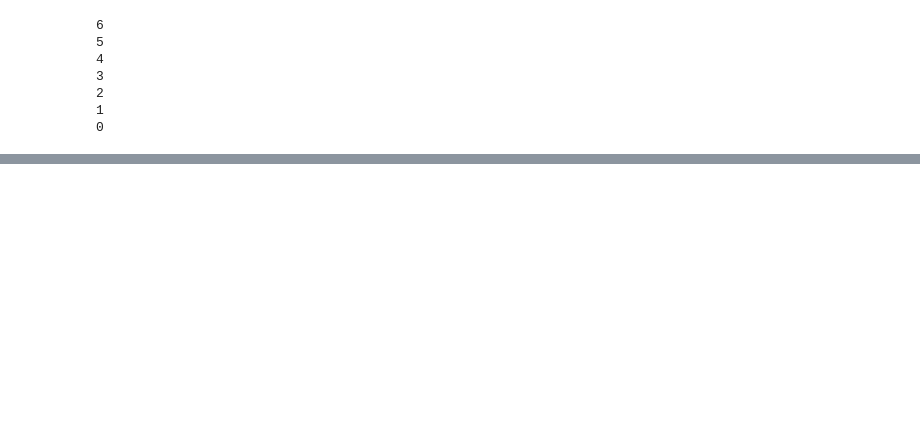
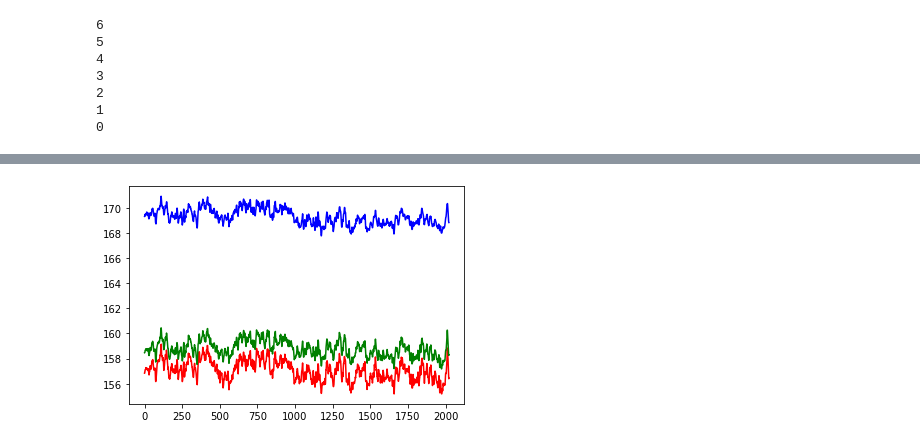
Before and after one commit to AminMirzaie/WSI_image_analysis, a Jupyter notebook: multithread.ipynb, the cells around one changed output, grey strips where cells are left out. Drawn from its saved outputs; the diff is of its cells as text; code cells hidden in the pictures; blank space fills up the shorter version.

```diff
--- a/multithread.ipynb
+++ b/multithread.ipynb
@@ -198,0 +372,4 @@ tifffile.imwrite("./tot_multi.png",tot)
+# %%
+show_col_dis(img_test[:,:,0],img_test[:,:,1],img_test[:,:,2])
+# %% [output]
+[figure, added]
```
Also changed, not shown: parts of 32 cells of this notebook, 9 other files.
